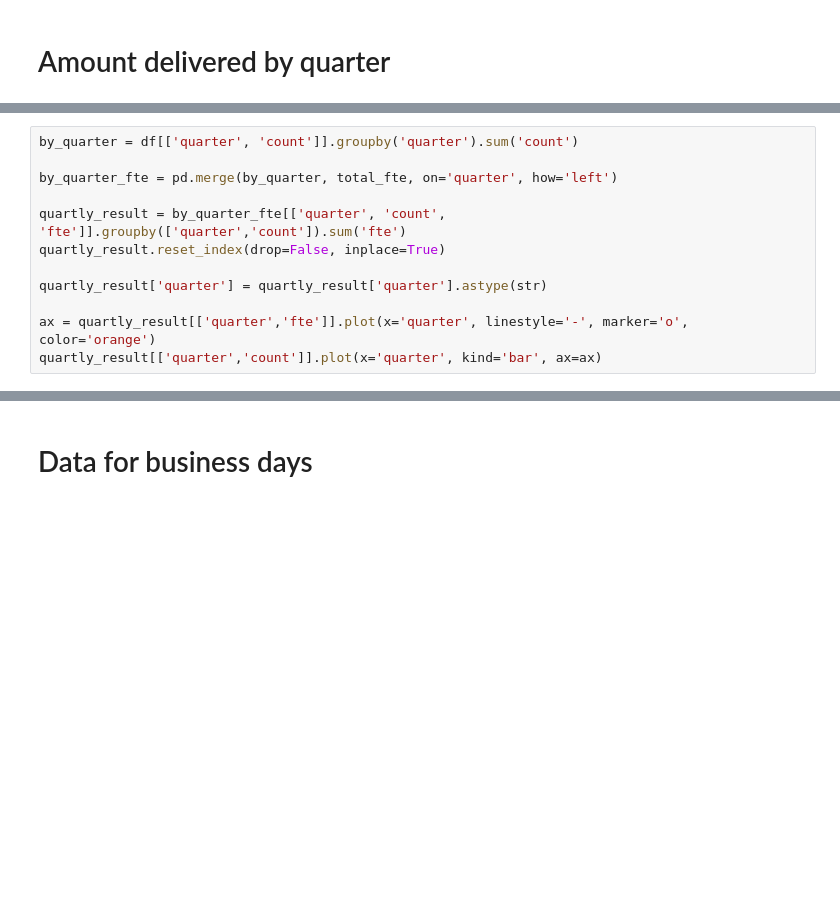
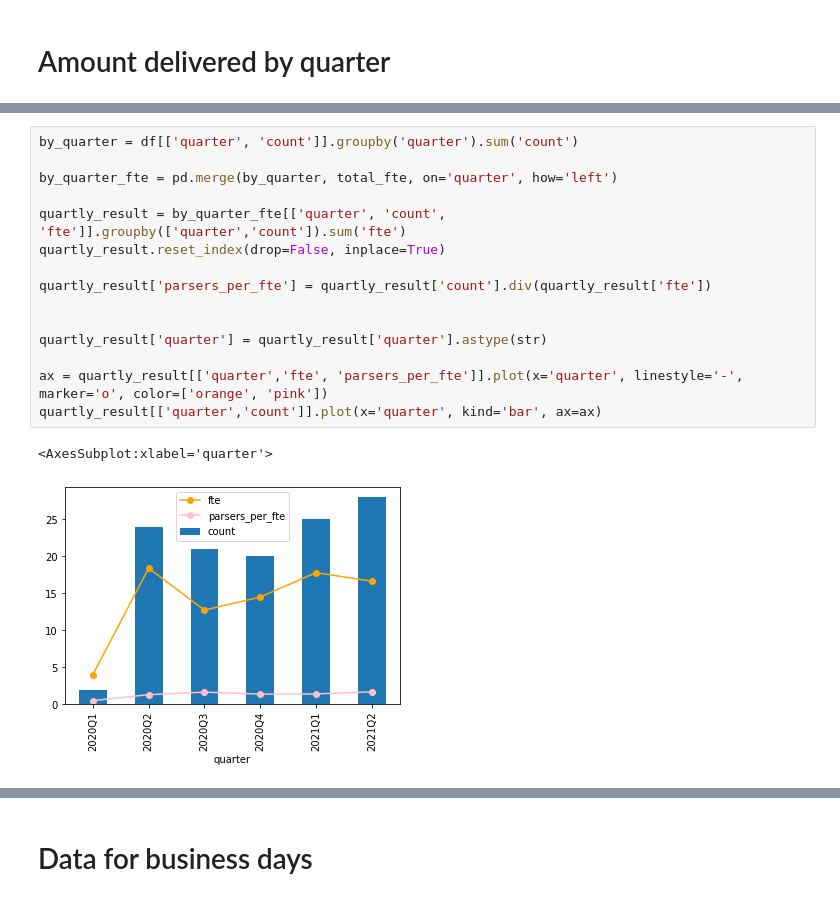
Before and after one commit to kieras/cbn-trello-analysis, a Jupyter notebook: cbn-trello.ipynb, the cells around one changed output, grey strips where cells are left out. Drawn from its saved outputs; the diff is of its cells as text; blank space fills up the shorter version.

```diff
--- a/cbn-trello.ipynb
+++ b/cbn-trello.ipynb
@@ -467,14 +610,20 @@ df[['quarter', 'count']].groupby('quarter').sum('count').plot(kind='bar')
 # %%
 by_quarter = df[['quarter', 'count']].groupby('quarter').sum('count')
 
 by_quarter_fte = pd.merge(by_quarter, total_fte, on='quarter', how='left')
 
 quartly_result = by_quarter_fte[['quarter', 'count', 'fte']].groupby(['quarter','count']).sum('fte')
 quartly_result.reset_index(drop=False, inplace=True)
 
+quartly_result['parsers_per_fte'] = quartly_result['count'].div(quartly_result['fte'])
+
+
 quartly_result['quarter'] = quartly_result['quarter'].astype(str)
 
-ax = quartly_result[['quarter','fte']].plot(x='quarter', linestyle='-', marker='o', color='orange')
+ax = quartly_result[['quarter','fte', 'parsers_per_fte']].plot(x='quarter', linestyle='-', marker='o', color=['orange', 'pink'])
 quartly_result[['quarter','count']].plot(x='quarter', kind='bar', ax=ax)
+# %% [output]
+<AxesSubplot:xlabel='quarter'>
+[figure, added]
 # %%
 quartly_result
```
Also changed, not shown: parts of 17 cells of this notebook.
